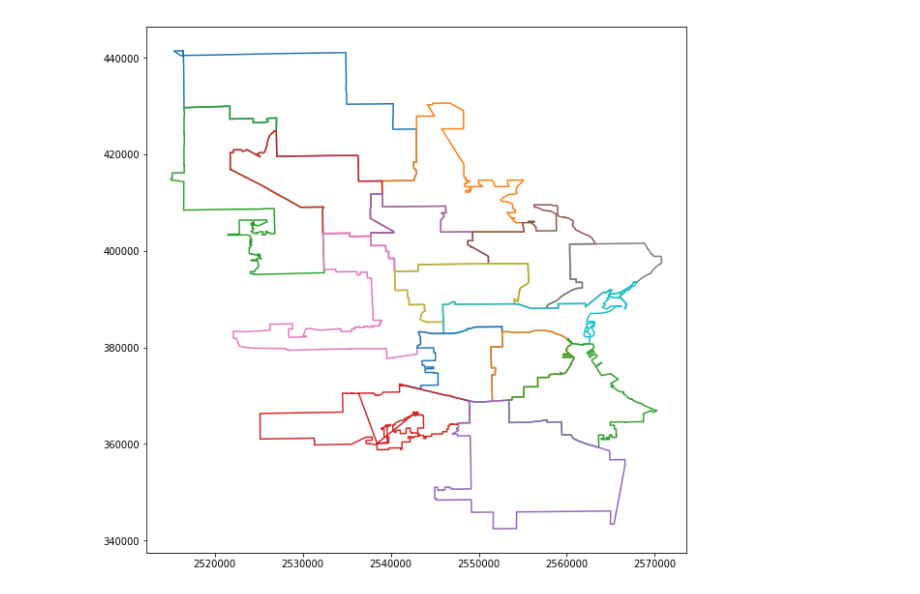
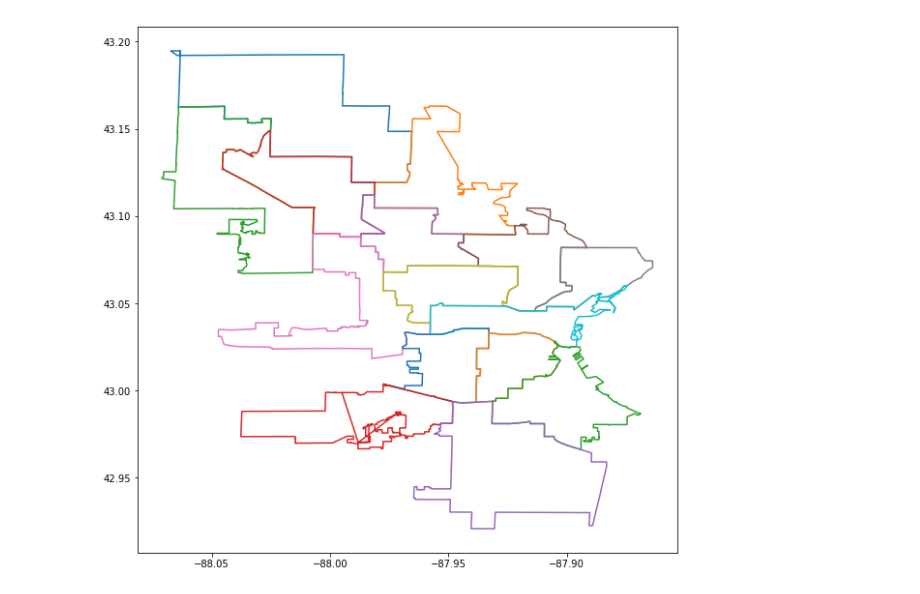
Before and after one commit to uofthcdslab/seniordesign1819, a Jupyter notebook: mapping/mke-dists.ipynb, the cells around one changed output. Drawn from its saved outputs; the diff is of its cells as text; code cells hidden in the pictures.

Commit message:
Converted state plane formatting to lat long, map background is next

```diff
--- a/mapping/mke-dists.ipynb
+++ b/mapping/mke-dists.ipynb
@@ -1,23 +10,36 @@
+# %%
+#f = open('ald2012.shp', 'rb')
+#sf = shapefile.Reader(shp=f)
+sf = shapefile.Reader('ald2016/alderman')
+#sf = shapefile.Reader('hoods/neighborhood')
+#sf = shapefile.Reader('poldist/poldist')
+#sf = shapefile.Reader('wards/ward')
+# %%
+# converter for coordinates
+inProj = Proj(init='EPSG:32054', preserve_units=True) # NAD27 Wisconsin South
+outProj = Proj(proj='latlong', datum='WGS84', ellps='WGS84') # Latitude and Longitude
 # %%
-import shapefile
-import matplotlib.pyplot as plt
-%matplotlib inline
+# initialize plot size
+plt.figure(figsize=(10,10))
 
-# got ald2012.shp from https://data.milwaukee.gov/dataset/aldermanic-districts
-
-f = open('ald2012.shp', 'rb')
-sf = shapefile.Reader(shp=f)
-plt.figure(figsize=(10,10))
+# loop through shapes
 for i,dist in enumerate(sf.shapes()):
     xs = []
     ys = []
+
+    # loop through points
     for point in dist.points:
+        # parse points
         coords = ['%.3f' % coord for coord in point]
-        x = float(coords[0])
-        y = float(coords[1])
+        # convert points
+        x, y = transform(inProj, outProj, float(coords[0]), float(coords[1]))
+        # add to list
         xs.append(x)
         ys.append(y)
+
+    # plot shape
     plt.plot(xs, ys, '-')
+
 plt.show()
 # %% [output]
-[figure, old version]
+[figure, new version]
```
Also changed, not shown: parts of 1 cell of this notebook, 32 other files.
